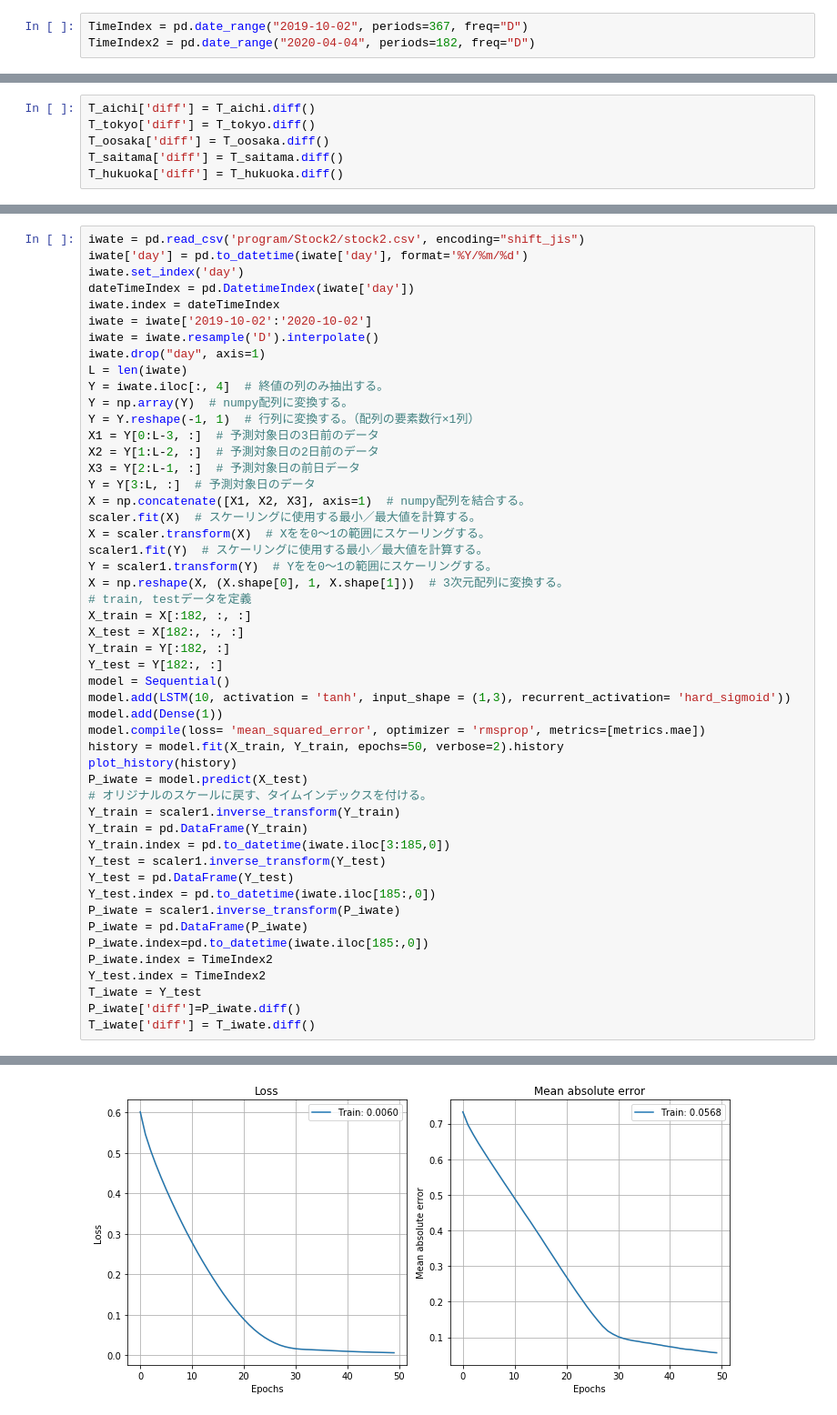
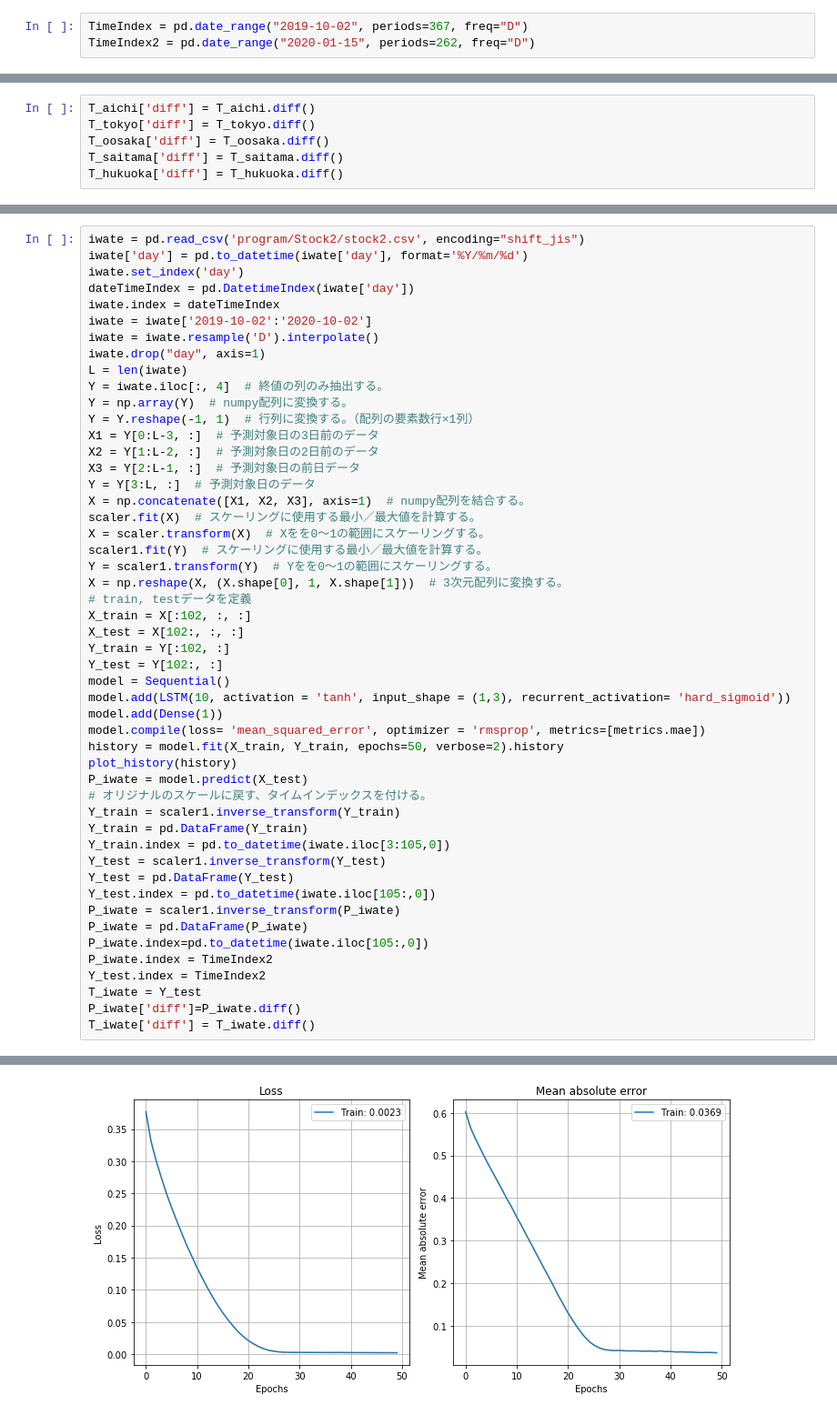
Before and after one commit to sasaki-jinya/Sskjny, a Jupyter notebook: October/Stock/C-Stock2.ipynb, the cells around one changed output, grey strips where cells are left out. Shown at 91% size. Cells and saved outputs as stored; diff of their text form.

```diff
--- a/October/Stock/C-Stock2.ipynb
+++ b/October/Stock/C-Stock2.ipynb
@@ -54,7 +64,7 @@ dateTimeIndex = pd.DatetimeIndex(hukuoka['day'])
 hukuoka.index = dateTimeIndex
 # %%
 TimeIndex = pd.date_range("2019-10-02", periods=367, freq="D")
-TimeIndex2 = pd.date_range("2020-04-04", periods=182, freq="D")
+TimeIndex2 = pd.date_range("2020-01-15", periods=262, freq="D")
 # %%
 oosaka = oosaka.resample('D').interpolate()
 tokyo = tokyo.resample('D').interpolate()
@@ -597,10 +619,10 @@ scaler1.fit(Y)  # スケーリングに使用する最小／最大値を計算
 Y = scaler1.transform(Y)  # Yをを0～1の範囲にスケーリングする。
 X = np.reshape(X, (X.shape[0], 1, X.shape[1]))  # 3次元配列に変換する。
 # train, testデータを定義
-X_train = X[:182, :, :]
-X_test = X[182:, :, :]
-Y_train = Y[:182, :]
-Y_test = Y[182:, :]
+X_train = X[:102, :, :]
+X_test = X[102:, :, :]
+Y_train = Y[:102, :]
+Y_test = Y[102:, :]
 model = Sequential()
 model.add(LSTM(10, activation = 'tanh', input_shape = (1,3), recurrent_activation= 'hard_sigmoid'))
 model.add(Dense(1))
@@ -611,13 +633,13 @@ P_iwate = model.predict(X_test)
 # オリジナルのスケールに戻す、タイムインデックスを付ける。
 Y_train = scaler1.inverse_transform(Y_train)
 Y_train = pd.DataFrame(Y_train)
-Y_train.index = pd.to_datetime(iwate.iloc[3:185,0])
+Y_train.index = pd.to_datetime(iwate.iloc[3:105,0])
 Y_test = scaler1.inverse_transform(Y_test)
 Y_test = pd.DataFrame(Y_test)
-Y_test.index = pd.to_datetime(iwate.iloc[185:,0])
+Y_test.index = pd.to_datetime(iwate.iloc[105:,0])
 P_iwate = scaler1.inverse_transform(P_iwate)
 P_iwate = pd.DataFrame(P_iwate)
-P_iwate.index=pd.to_datetime(iwate.iloc[185:,0])
+P_iwate.index=pd.to_datetime(iwate.iloc[105:,0])
 P_iwate.index = TimeIndex2
 Y_test.index = TimeIndex2
 T_iwate = Y_test
@@ -644,4 +666,4 @@ Epoch 50/50
-[figure, old version]
+[figure, new version]
 # %%
 plt.figure(figsize=(22,10))
 plt.plot(P_aichi['diff'], label = 'aichi')
```
Also changed, not shown: parts of 67 cells of this notebook, 1 other file.
